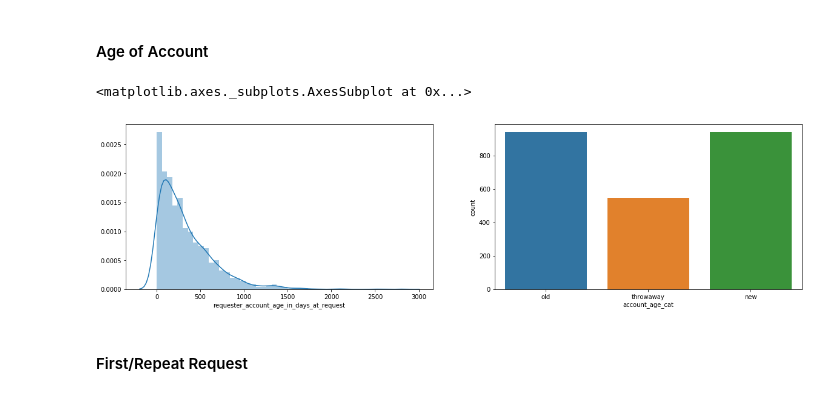
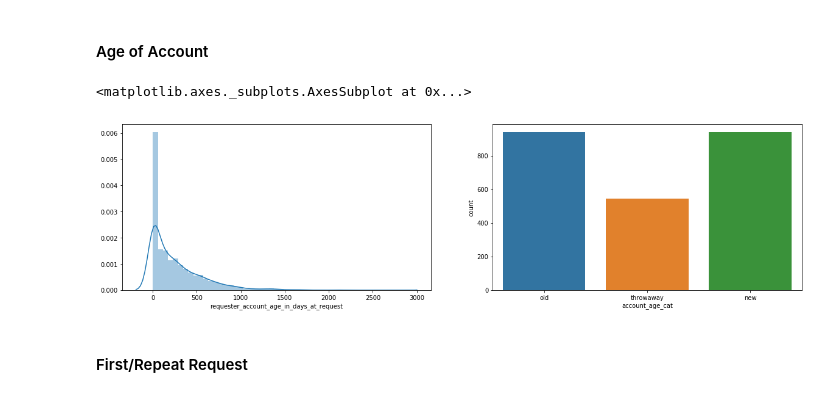
Before and after one commit to timspit/w207_final_project, a Jupyter notebook: W207_Group2_FinalProject_BajevaSpittleVenkataWu.ipynb, the cells around one changed output. Drawn from its saved outputs; the diff is of its cells as text; code cells hidden in the pictures.

Commit message:
narrative updates + prediction histograms

```diff
--- a/W207_Group2_FinalProject_BajevaSpittleVenkataWu.ipynb
+++ b/W207_Group2_FinalProject_BajevaSpittleVenkataWu.ipynb
@@ -983,19 +1002,19 @@ dev_feat_mat = pd.DataFrame()
 test_feat_mat = pd.DataFrame()
 
 # Resest index on train_df_base and dev_df_base
-train_df_base = train_df_base.reset_index()
-train_df_base = train_df_base.drop(columns = ['index', 'requester_upvotes_minus_downvotes_at_request'])
+train_df_base_2 = train_df_base.reset_index()
+train_df_base_2 = train_df_base_2.drop(columns = ['index', 'requester_upvotes_minus_downvotes_at_request'])
 
-dev_df_base = dev_df_base.reset_index()
-dev_df_base = dev_df_base.drop(columns = ['index', 'requester_upvotes_minus_downvotes_at_request'])
+dev_df_base_2 = dev_df_base.reset_index()
+dev_df_base_2 = dev_df_base_2.drop(columns = ['index', 'requester_upvotes_minus_downvotes_at_request'])
 
-test_df_base = test_df_base.reset_index()
-test_df_base = test_df_base.drop(columns = ['index', 'requester_upvotes_minus_downvotes_at_request'])
+test_df_base_2 = test_df_base.reset_index()
+test_df_base_2 = test_df_base_2.drop(columns = ['index', 'requester_upvotes_minus_downvotes_at_request'])
 
 # Use as basis for final feature matrix
-train_feat_mat = train_df_base.copy()
-dev_feat_mat = dev_df_base.copy()
-test_feat_mat = test_df_base.copy()
+train_feat_mat = train_df_base_2.copy()
+dev_feat_mat = dev_df_base_2.copy()
+test_feat_mat = test_df_base_2.copy()
 
 # Resest index on train_df and dev_df
 train_df = train_df.reset_index()
@@ -1110,24 +1129,24 @@ def add_profile_features(input_df, output_df):
         (input_df.loc[:,'requester_account_age_in_days_at_request']>median_account_age_nonzero)]
     account_age_choices = ['throwaway', 'new', 'old']
     input_df['account_age_cat'] = np.select(account_age_conditions, account_age_choices, default='na')
-    output_df['old'] = np.where(input_df['account_age_cat']=='old', 1, 0)
+#     output_df['old'] = np.where(input_df['account_age_cat']=='old', 1, 0)
     output_df['new'] = np.where(input_df['account_age_cat']=='new', 1, 0)
     output_df['throwaway'] = np.where(input_df['account_age_cat']=='throwaway', 1, 0)
 
     # Number and frequency of requests - if the requester has made requests before
     input_df['first_repeat_requester'] = np.where(input_df['requester_days_since_first_post_on_raop_at_request']==0, 'first', 'repeat')
     output_df['first_requester'] = np.where(input_df['first_repeat_requester']=='first', 1, 0)
-    output_df['repeat_requester'] = np.where(input_df['first_repeat_requester']=='repeat', 1, 0)
+#     output_df['repeat_requester'] = np.where(input_df['first_repeat_requester']=='repeat', 1, 0)
 
     # Commenter
     input_df['comments_raop_cat'] = np.where(input_df['requester_number_of_comments_in_raop_at_request']==0, 'never', 'has')
     output_df['never_comments'] = np.where(input_df['comments_raop_cat']=='never', 1, 0)
-    output_df['has_commented'] = np.where(input_df['comments_raop_cat']=='has', 1, 0)
+#     output_df['has_commented'] = np.where(input_df['comments_raop_cat']=='has', 1, 0)
 
     # Up Votes + Down Votes
     input_df['up_plus_down_cat'] = np.where(input_df['requester_upvotes_plus_downvotes_at_request']==0, 'ignored', 'popular')
     output_df['popular'] = np.where(input_df['up_plus_down_cat']=='popular', 1, 0)
-    output_df['ignored'] = np.where(input_df['up_plus_down_cat']=='ignored', 1, 0)
+#     output_df['ignored'] = np.where(input_df['up_plus_down_cat']=='ignored', 1, 0)
 
     return input_df, output_df
 # %%
@@ -1142,14 +1161,14 @@ test_df_base, test_feat_mat = add_profile_features(input_df = test_df,
 # %%
 plt.figure(figsize=(20, 5))
 # Age of account - whether it appears to be a new/throwaway account or a longtime veteran
 plt.subplot(1,2,1)
-sns.distplot(train_feat_mat.loc[train_feat_mat['requester_account_age_in_days_at_request']!=0, 'requester_account_age_in_days_at_request']);
+sns.distplot(train_df.loc[:,'requester_account_age_in_days_at_request']);
 # Create new variable for: first (days = 0), new (days <= median for nonzero), old (days > median for nonzero)
 plt.subplot(1,2,2)
 sns.countplot(x = 'account_age_cat', data = train_df_base)
 # %% [output]
 <matplotlib.axes._subplots.AxesSubplot at 0x...>
-[figure, old version]
+[figure, new version]
 # %% [markdown]
 #### First/Repeat Request
 # %%
```
Also changed, not shown: parts of 40 cells of this notebook, 1 other file.
